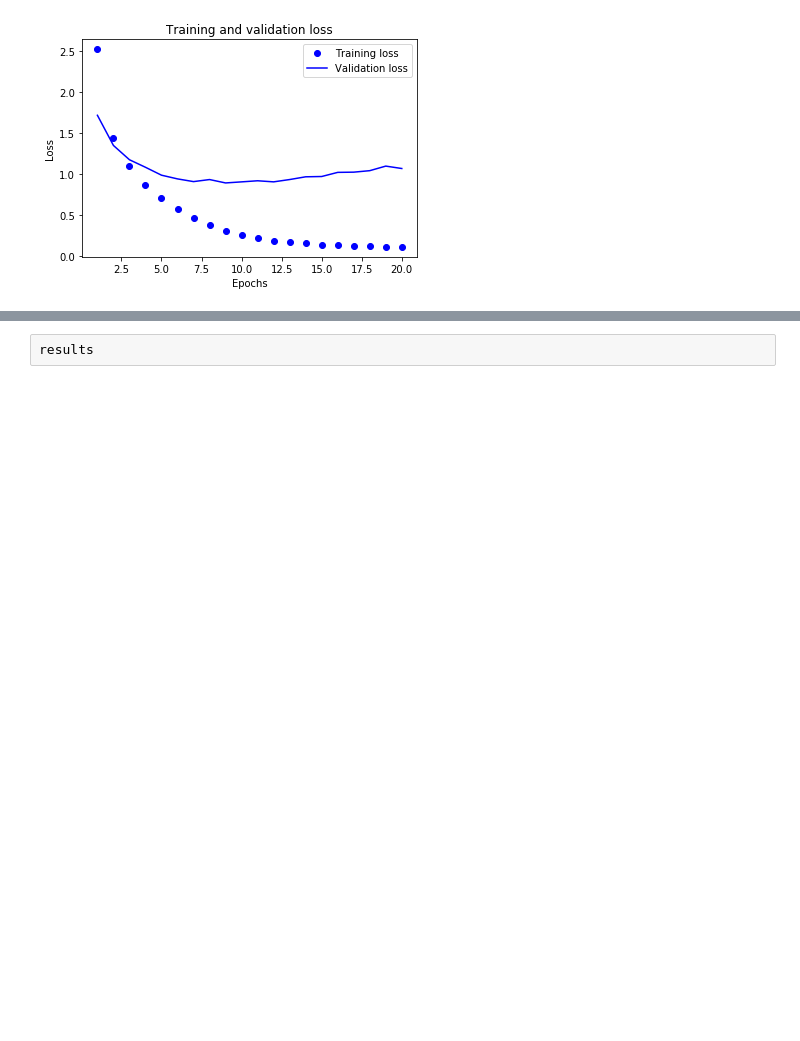
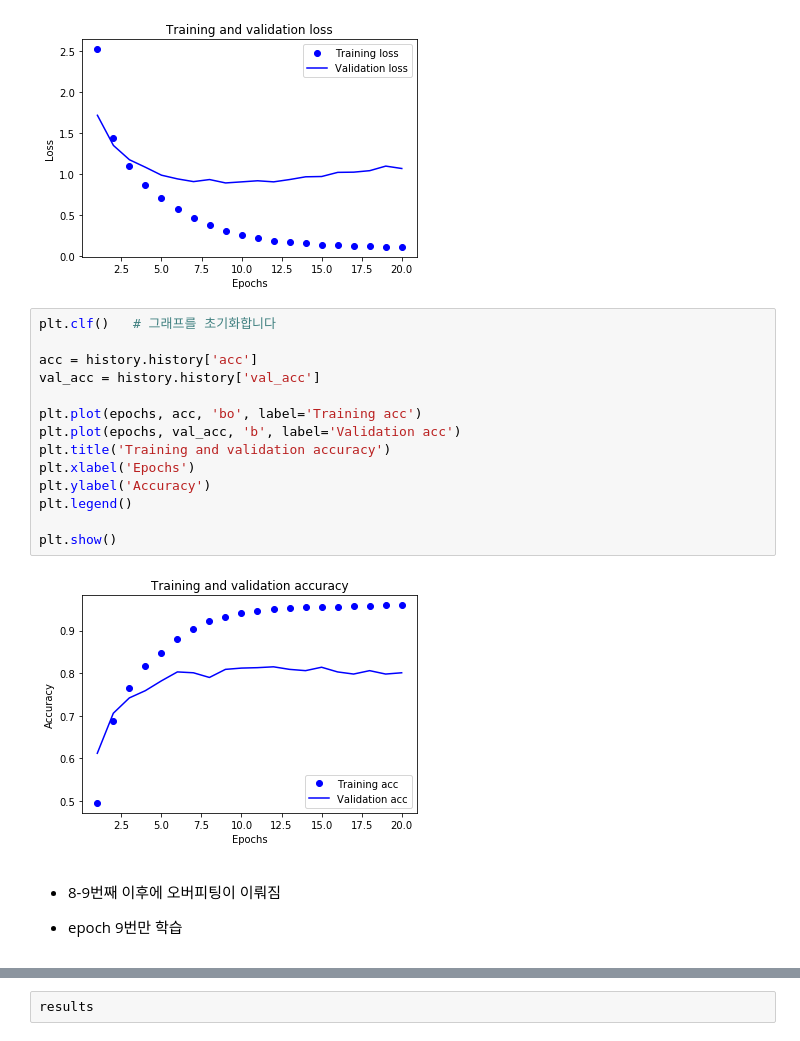
Before and after one commit to Tempuss/keras, a Jupyter notebook: note/news.ipynb, the cells around one changed output, grey strips where cells are left out. Saved outputs shown, nothing was run; the diff lists cells and outputs as text; blank space fills up the shorter version.

```diff
--- a/note/news.ipynb
+++ b/note/news.ipynb
@@ -114,6 +116,26 @@ plt.legend()
 plt.show()
 # %% [output]
 [figure]
+# %%
+plt.clf()   # 그래프를 초기화합니다
+
+acc = history.history['acc']
+val_acc = history.history['val_acc']
+
+plt.plot(epochs, acc, 'bo', label='Training acc')
+plt.plot(epochs, val_acc, 'b', label='Validation acc')
+plt.title('Training and validation accuracy')
+plt.xlabel('Epochs')
+plt.ylabel('Accuracy')
+plt.legend()
+
+plt.show()
+# %% [output]
+[figure, added]
+# %% [markdown]
+* 8-9번째 이후에 오버피팅이 이뤄짐
+
+* epoch 9번만 학습
 # %%
 # 코드 3-21 모델을 처음부터 다시 훈련하기
 model = models.Sequential()
```
Also changed, not shown: parts of 18 cells of this notebook, 4 other files.
